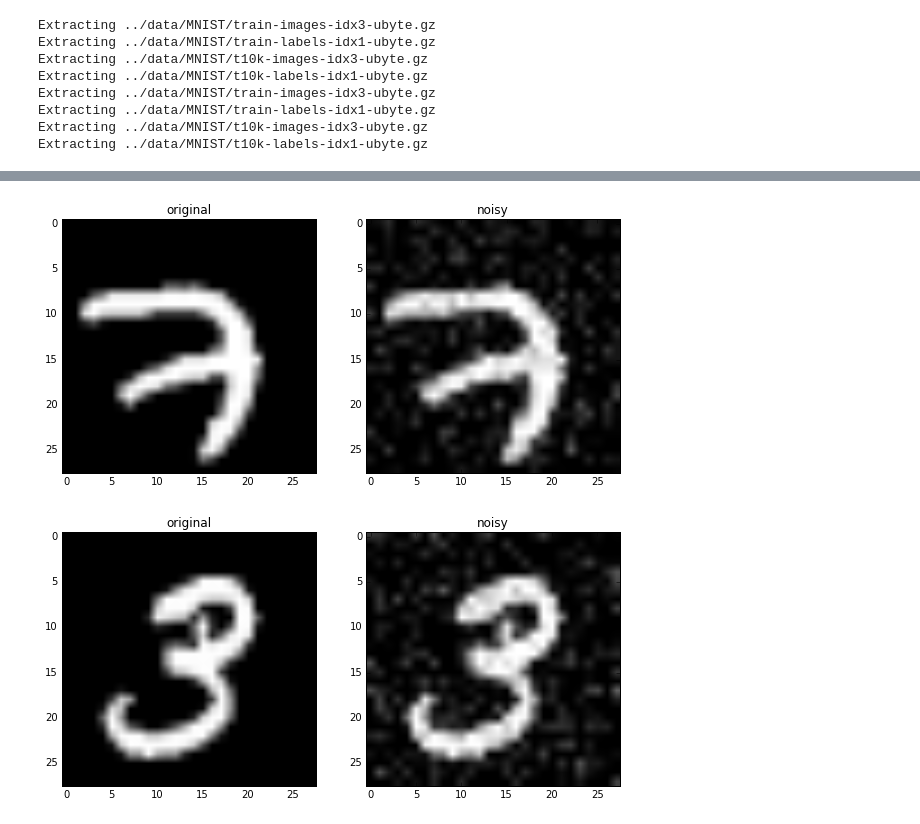
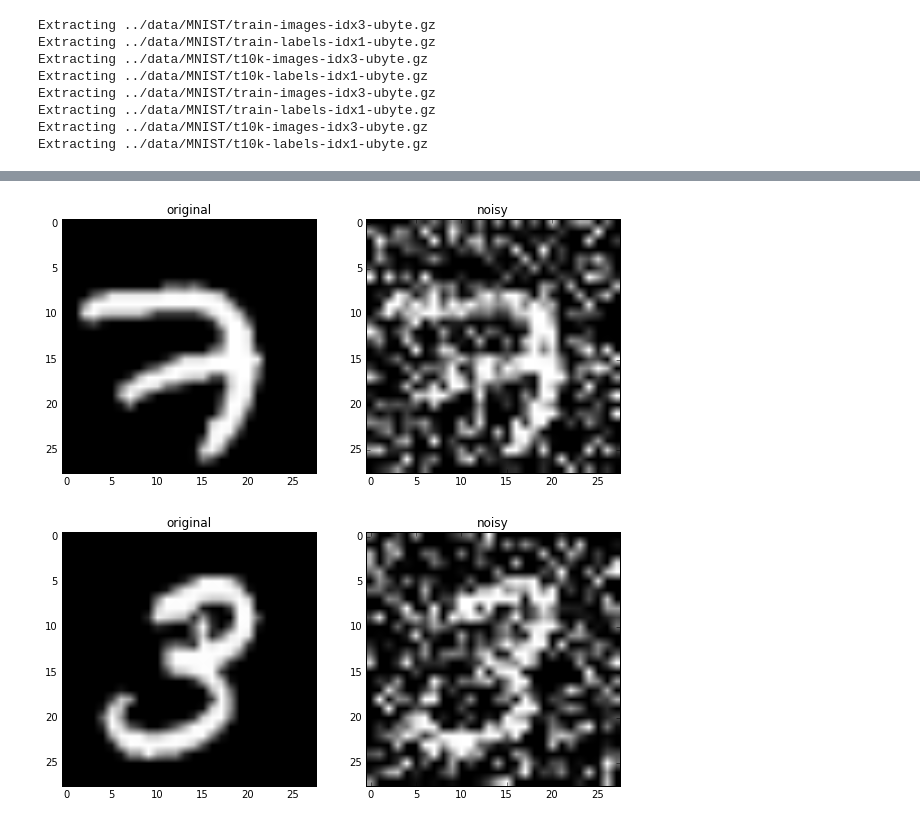
Before and after one commit to YuhuaBillChen/tf-minist-playground, a Jupyter notebook: notebook/noisy_images.ipynb, the cells around one changed output, grey strips where cells are left out. Drawn from its saved outputs; the diff is of its cells as text; code cells hidden in the pictures.

```diff
--- a/notebook/noisy_images.ipynb
+++ b/notebook/noisy_images.ipynb
@@ -34,15 +34,15 @@ for im in n_x:
 # %%
 # Added noise to original images
 for im in m_x:
     plt.figure(figsize=(10,10));
     plt.subplot(2,2,1);
     origin = np.array(255*im,dtype=np.uint8);
     plt.title("original")
     plt.imshow(np.reshape(origin,newshape=(28,28)),cmap='gray');
     plt.subplot(2,2,2);
-    noisy = np.array(np.clip(255*im + 32 * np.random.randn(im.shape[0]),0,255),dtype=np.uint8);
+    noisy = np.array(np.clip(255*im + 128 * np.random.randn(im.shape[0]),0,255),dtype=np.uint8);
     plt.title("noisy")
     plt.imshow(np.reshape(noisy,newshape=(28,28)),cmap='gray');
 # %% [output]
-[figure, old version]
+[figure, new version]
-[figure, old version]
+[figure, new version]
```
Also changed, not shown: parts of 2 cells of this notebook, 1 other file.
